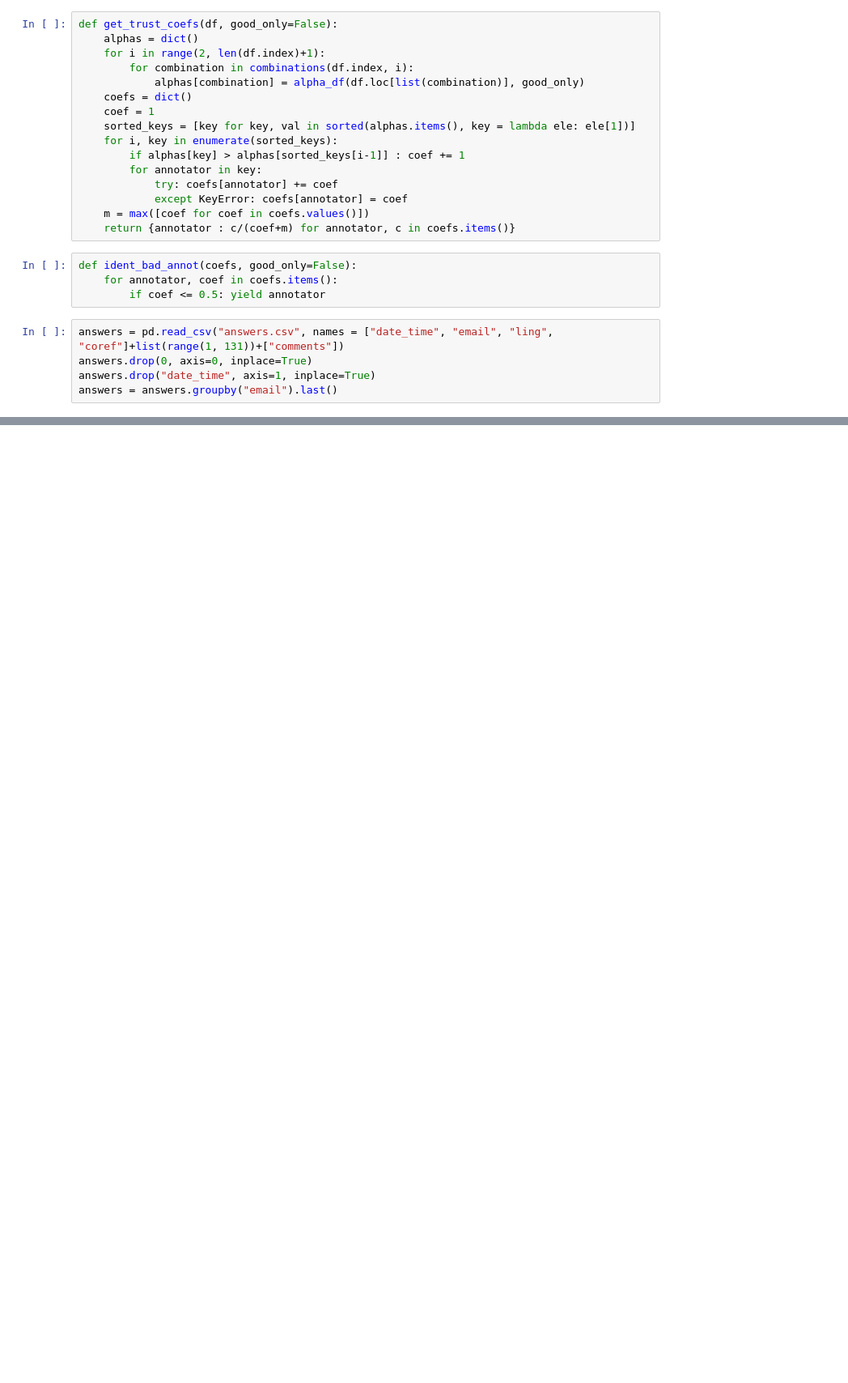
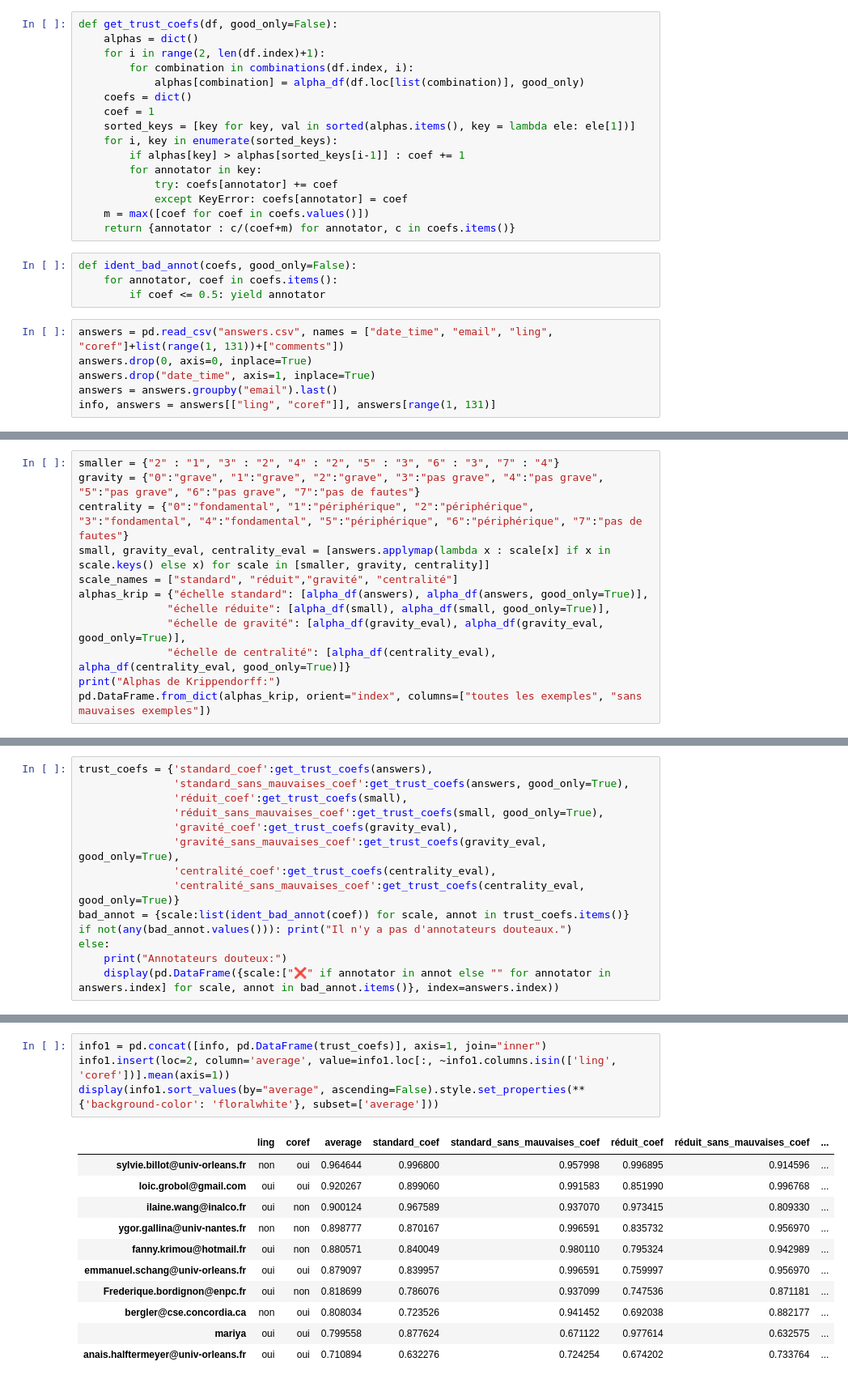
Before and after one commit to project178/coref-metrics-vs-humans, a Jupyter notebook: data_analysis.ipynb, the cells around one changed output, grey strips where cells are left out. Shown at 81% size. Drawn from its saved outputs; the diff is of its cells as text; blank space fills up the shorter version.

```diff
--- a/data_analysis.ipynb
+++ b/data_analysis.ipynb
@@ -38,3 +39,4 @@ answers = pd.read_csv("answers.csv", names = ["date_time", "email", "ling", "cor
 answers.drop(0, axis=0, inplace=True)
 answers.drop("date_time", axis=1, inplace=True)
 answers = answers.groupby("email").last()
+info, answers = answers[["ling", "coref"]], answers[range(1, 131)]
@@ -82,0 +65,12 @@ annotators_info.sort_values(by="average", ascending=False)
+# %%
+smaller = {"2" : "1", "3" : "2", "4" : "2", "5" : "3", "6" : "3", "7" : "4"}
+gravity = {"0":"grave", "1":"grave", "2":"grave", "3":"pas grave", "4":"pas grave", "5":"pas grave", "6":"pas grave", "7":"pas de fautes"}
+centrality = {"0":"fondamental", "1":"périphérique", "2":"périphérique", "3":"fondamental", "4":"fondamental", "5":"périphérique", "6":"périphérique", "7":"pas de fautes"}
+small, gravity_eval, centrality_eval = [answers.applymap(lambda x : scale[x] if x in scale.keys() else x) for scale in [smaller, gravity, centrality]]
+scale_names = ["standard", "réduit","gravité", "centralité"]
+alphas_krip = {"échelle standard": [alpha_df(answers), alpha_df(answers, good_only=True)],
+              "échelle réduite": [alpha_df(small), alpha_df(small, good_only=True)],
+              "échelle de gravité": [alpha_df(gravity_eval), alpha_df(gravity_eval, good_only=True)],
+              "échelle de centralité": [alpha_df(centrality_eval), alpha_df(centrality_eval, good_only=True)]}
+print("Alphas de Krippendorff:")
+pd.DataFrame.from_dict(alphas_krip, orient="index", columns=["toutes les exemples", "sans mauvaises exemples"])
@@ -82,0 +84,14 @@ annotators_info.sort_values(by="average", ascending=False)
+# %%
+trust_coefs = {'standard_coef':get_trust_coefs(answers),
+               'standard_sans_mauvaises_coef':get_trust_coefs(answers, good_only=True),
+               'réduit_coef':get_trust_coefs(small),
+               'réduit_sans_mauvaises_coef':get_trust_coefs(small, good_only=True),
+               'gravité_coef':get_trust_coefs(gravity_eval),
+               'gravité_sans_mauvaises_coef':get_trust_coefs(gravity_eval, good_only=True),
+               'centralité_coef':get_trust_coefs(centrality_eval),
+               'centralité_sans_mauvaises_coef':get_trust_coefs(centrality_eval, good_only=True)}
+bad_annot = {scale:list(ident_bad_annot(coef)) for scale, annot in trust_coefs.items()}
+if not(any(bad_annot.values())): print("Il n'y a pas d'annotateurs douteaux.")
+else:
+    print("Annotateurs douteux:")
+    display(pd.DataFrame({scale:["❌" if annotator in annot else "" for annotator in answers.index] for scale, annot in bad_annot.items()}, index=answers.index))
@@ -82,0 +100,16 @@ annotators_info.sort_values(by="average", ascending=False)
+# %%
+info1 = pd.concat([info, pd.DataFrame(trust_coefs)], axis=1, join="inner")
+info1.insert(loc=2, column='average', value=info1.loc[:, ~info1.columns.isin(['ling', 'coref'])].mean(axis=1))
+display(info1.sort_values(by="average", ascending=False).style.set_properties(**{'background-color': 'floralwhite'}, subset=['average']))
+# %% [output]
+|  | ling | coref | average | standard_coef | standard_sans_mauvaises_coef | réduit_coef | réduit_sans_mauvaises_coef | ... |
+| sylvie.billot@univ-orleans.fr | non | oui | 0.964644 | 0.996800 | 0.957998 | 0.996895 | 0.914596 | ... |
+| loic.grobol@gmail.com | oui | oui | 0.920267 | 0.899060 | 0.991583 | 0.851990 | 0.996768 | ... |
+| ilaine.wang@inalco.fr | oui | non | 0.900124 | 0.967589 | 0.937070 | 0.973415 | 0.809330 | ... |
+| ygor.gallina@univ-nantes.fr | non | non | 0.898777 | 0.870167 | 0.996591 | 0.835732 | 0.956970 | ... |
+| fanny.krimou@hotmail.fr | oui | non | 0.880571 | 0.840049 | 0.980110 | 0.795324 | 0.942989 | ... |
+| emmanuel.schang@univ-orleans.fr | oui | oui | 0.879097 | 0.839957 | 0.996591 | 0.759997 | 0.956970 | ... |
+| Frederique.bordignon@enpc.fr | oui | non | 0.818699 | 0.786076 | 0.937099 | 0.747536 | 0.871181 | ... |
+| bergler@cse.concordia.ca | non | oui | 0.808034 | 0.723526 | 0.941452 | 0.692038 | 0.882177 | ... |
+| mariya | oui | oui | 0.799558 | 0.877624 | 0.671122 | 0.977614 | 0.632575 | ... |
+| anais.halftermeyer@univ-orleans.fr | oui | oui | 0.710894 | 0.632276 | 0.724254 | 0.674202 | 0.733764 | ... |
```
Also changed, not shown: parts of 10 cells of this notebook, 1 other file.
